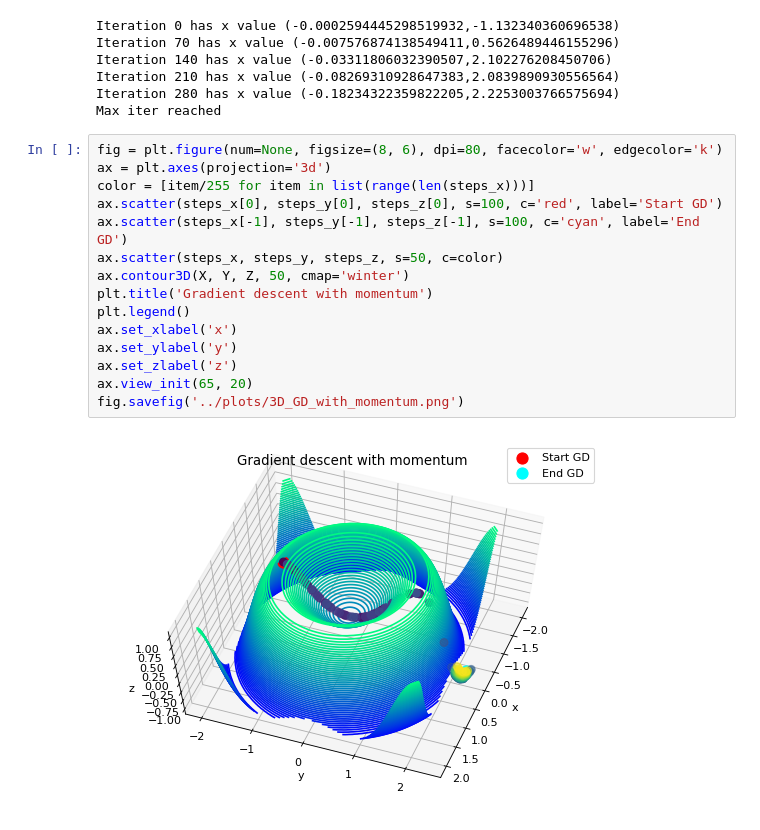
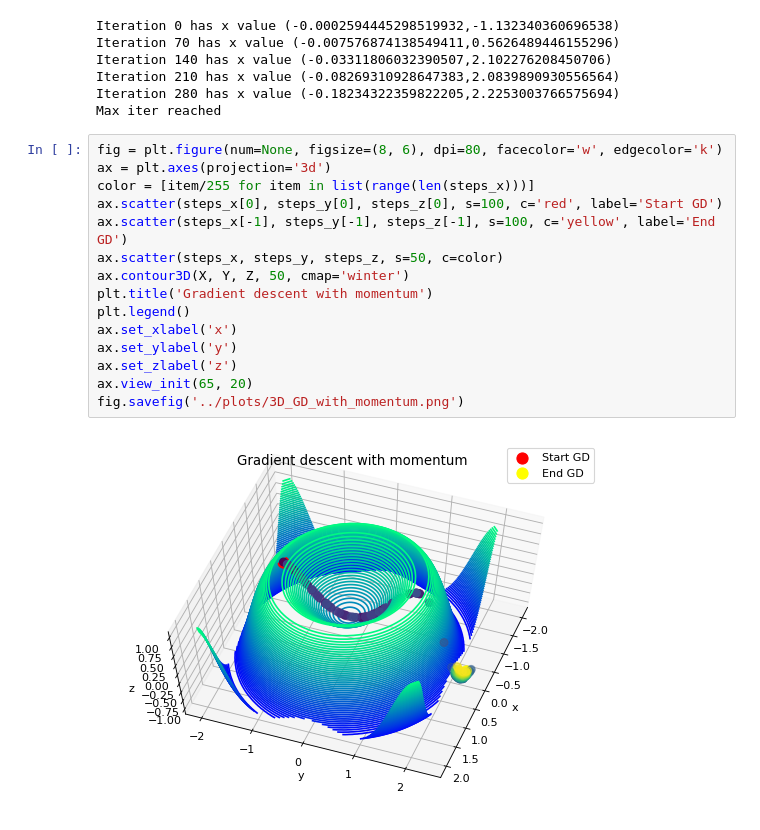
Before and after one commit to Apiquet/fcn_from_scratch, a Jupyter notebook: perturbation_approach/gradient_descent_3D.ipynb, the cells around one changed output. Drawn from its saved outputs; the diff is of its cells as text.

```diff
--- a/perturbation_approach/gradient_descent_3D.ipynb
+++ b/perturbation_approach/gradient_descent_3D.ipynb
@@ -150,17 +150,17 @@ Max iter reached
 # %%
 fig = plt.figure(num=None, figsize=(8, 6), dpi=80, facecolor='w', edgecolor='k')
 ax = plt.axes(projection='3d')
 color = [item/255 for item in list(range(len(steps_x)))]
 ax.scatter(steps_x[0], steps_y[0], steps_z[0], s=100, c='red', label='Start GD')
-ax.scatter(steps_x[-1], steps_y[-1], steps_z[-1], s=100, c='cyan', label='End GD')
+ax.scatter(steps_x[-1], steps_y[-1], steps_z[-1], s=100, c='yellow', label='End GD')
 ax.scatter(steps_x, steps_y, steps_z, s=50, c=color)
 ax.contour3D(X, Y, Z, 50, cmap='winter')
 plt.title('Gradient descent with momentum')
 plt.legend()
 ax.set_xlabel('x')
 ax.set_ylabel('y')
 ax.set_zlabel('z')
 ax.view_init(65, 20)
 fig.savefig('../plots/3D_GD_with_momentum.png')
 # %% [output]
-[figure, old version]
+[figure, new version]
```
Also changed, not shown: 2 other files.
